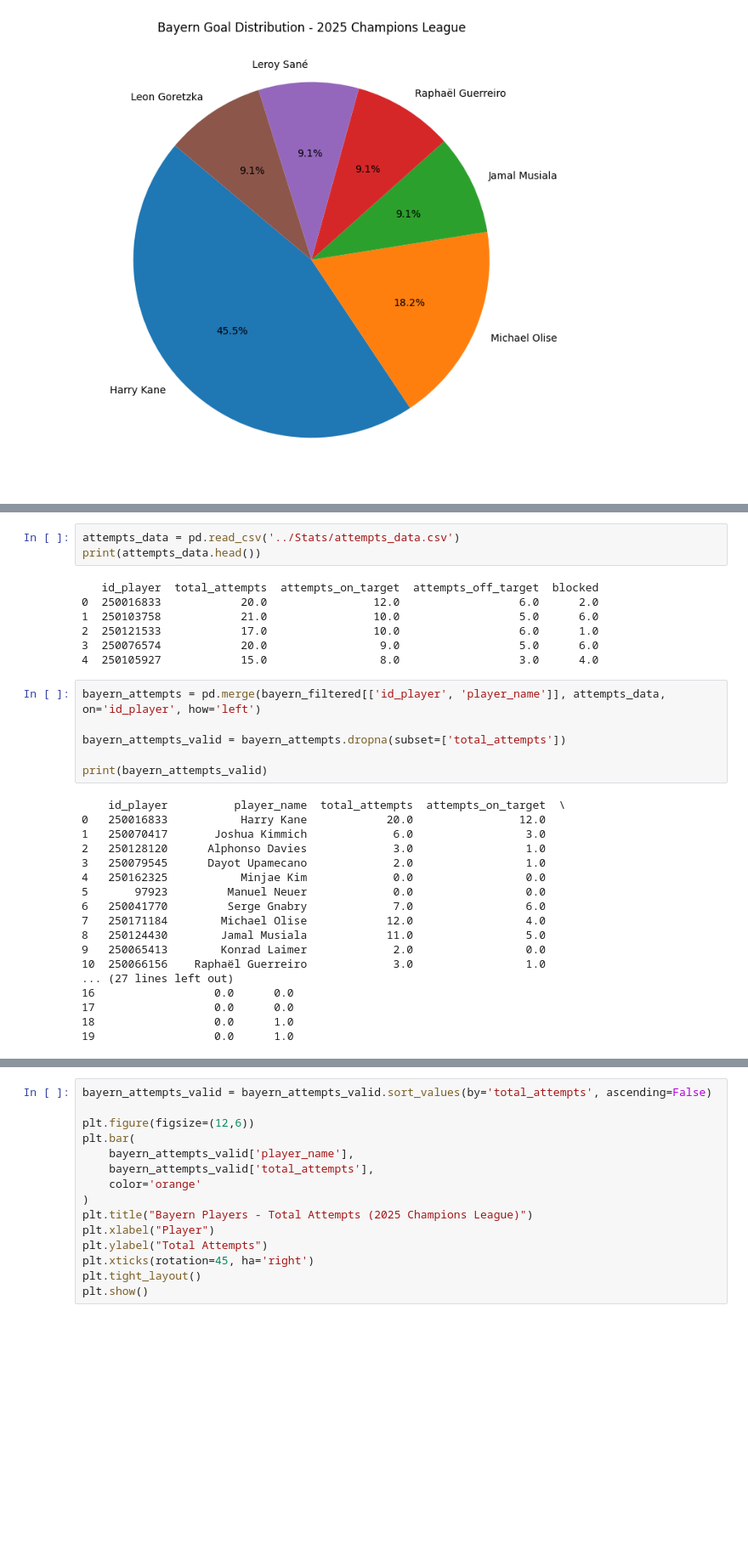
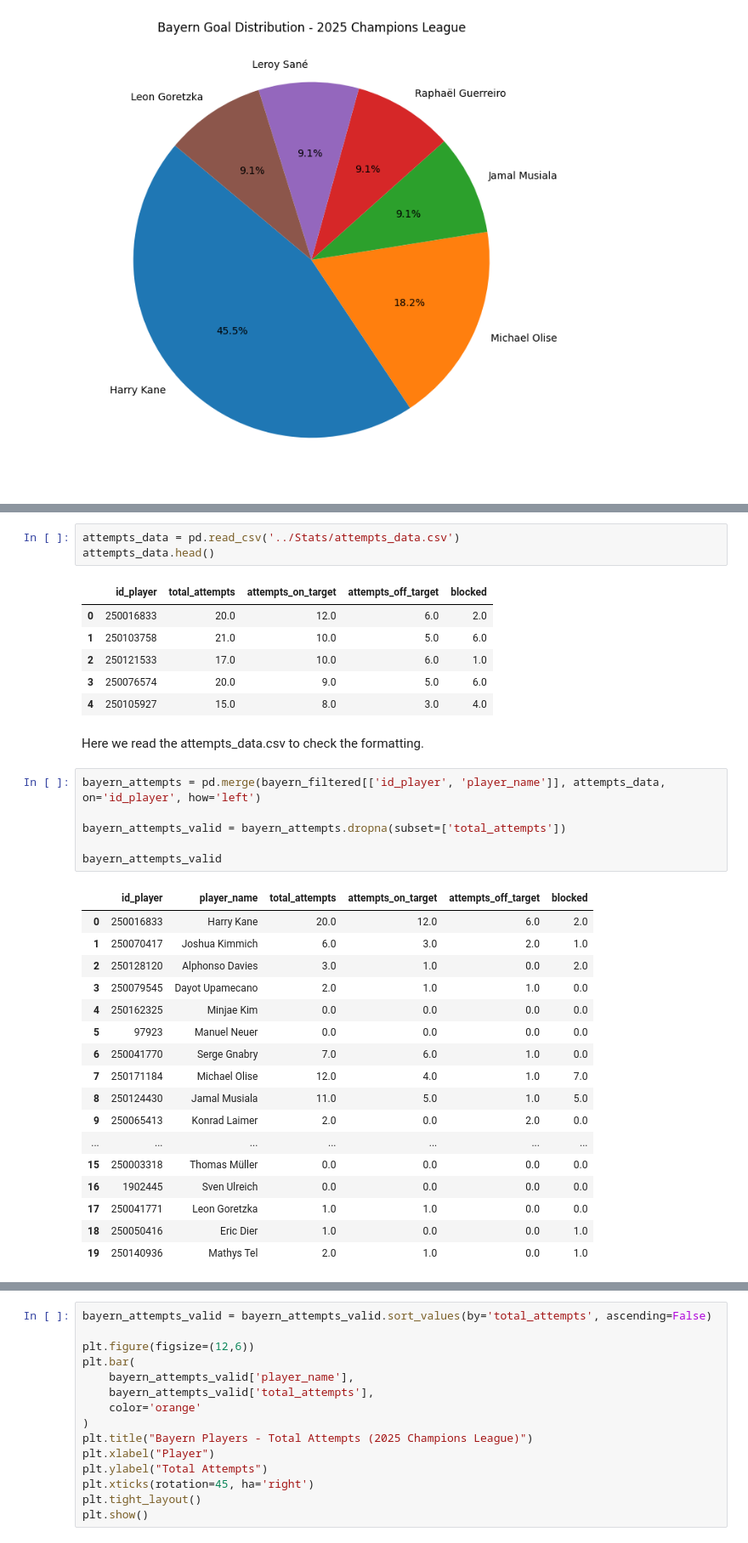
Before and after one commit to Satindra-Bahadur-Khadka/Data-Analysis-of-Bayern-Munich-In-2025-Champions-League, a Jupyter notebook: Stats/Germany and Bayern Data analysis.ipynb, the cells around one changed output, grey strips where cells are left out. Shown at 85% size. Cells and saved outputs as stored; diff of their text form; blank space fills up the shorter version.

```diff
--- a/Stats/Germany and Bayern Data analysis.ipynb
+++ b/Stats/Germany and Bayern Data analysis.ipynb
@@ -221,34 +211,36 @@ print(bayern_goal_details)
 # %%
 attempts_data = pd.read_csv('../Stats/attempts_data.csv')
-print(attempts_data.head())
+attempts_data.head()
 # %% [output]
-   id_player  total_attempts  attempts_on_target  attempts_off_target  blocked
-0  250016833            20.0                12.0                  6.0      2.0
-1  250103758            21.0                10.0                  5.0      6.0
-2  250121533            17.0                10.0                  6.0      1.0
-3  250076574            20.0                 9.0                  5.0      6.0
-4  250105927            15.0                 8.0                  3.0      4.0
+|  | id_player | total_attempts | attempts_on_target | attempts_off_target | blocked |
+| 0 | 250016833 | 20.0 | 12.0 | 6.0 | 2.0 |
+| 1 | 250103758 | 21.0 | 10.0 | 5.0 | 6.0 |
+| 2 | 250121533 | 17.0 | 10.0 | 6.0 | 1.0 |
+| 3 | 250076574 | 20.0 | 9.0 | 5.0 | 6.0 |
+| 4 | 250105927 | 15.0 | 8.0 | 3.0 | 4.0 |
+# %% [markdown]
+Here we read the attempts_data.csv to check the formatting.
 # %%
 bayern_attempts = pd.merge(bayern_filtered[['id_player', 'player_name']], attempts_data, on='id_player', how='left')
 
 bayern_attempts_valid = bayern_attempts.dropna(subset=['total_attempts'])
 
-print(bayern_attempts_valid)
+bayern_attempts_valid
 # %% [output]
-    id_player          player_name  total_attempts  attempts_on_target  \
-0   250016833           Harry Kane            20.0                12.0
-1   250070417       Joshua Kimmich             6.0                 3.0
-2   250128120      Alphonso Davies             3.0                 1.0
-3   250079545      Dayot Upamecano             2.0                 1.0
-4   250162325           Minjae Kim             0.0                 0.0
-5       97923         Manuel Neuer             0.0                 0.0
-6   250041770         Serge Gnabry             7.0                 6.0
-7   250171184        Michael Olise            12.0                 4.0
-8   250124430        Jamal Musiala            11.0                 5.0
-9   250065413        Konrad Laimer             2.0                 0.0
-10  250066156    Raphaël Guerreiro             3.0                 1.0
-... (27 lines left out)
-16                  0.0      0.0
-17                  0.0      0.0
-18                  0.0      1.0
-19                  0.0      1.0
+|  | id_player | player_name | total_attempts | attempts_on_target | attempts_off_target | blocked |
+| 0 | 250016833 | Harry Kane | 20.0 | 12.0 | 6.0 | 2.0 |
+| 1 | 250070417 | Joshua Kimmich | 6.0 | 3.0 | 2.0 | 1.0 |
+| 2 | 250128120 | Alphonso Davies | 3.0 | 1.0 | 0.0 | 2.0 |
+| 3 | 250079545 | Dayot Upamecano | 2.0 | 1.0 | 1.0 | 0.0 |
+| 4 | 250162325 | Minjae Kim | 0.0 | 0.0 | 0.0 | 0.0 |
+| 5 | 97923 | Manuel Neuer | 0.0 | 0.0 | 0.0 | 0.0 |
+| 6 | 250041770 | Serge Gnabry | 7.0 | 6.0 | 1.0 | 0.0 |
+| 7 | 250171184 | Michael Olise | 12.0 | 4.0 | 1.0 | 7.0 |
+| 8 | 250124430 | Jamal Musiala | 11.0 | 5.0 | 1.0 | 5.0 |
+| 9 | 250065413 | Konrad Laimer | 2.0 | 0.0 | 2.0 | 0.0 |
+| ... | ... | ... | ... | ... | ... | ... |
+| 15 | 250003318 | Thomas Müller | 0.0 | 0.0 | 0.0 | 0.0 |
+| 16 | 1902445 | Sven Ulreich | 0.0 | 0.0 | 0.0 | 0.0 |
+| 17 | 250041771 | Leon Goretzka | 1.0 | 1.0 | 0.0 | 0.0 |
+| 18 | 250050416 | Eric Dier | 1.0 | 0.0 | 0.0 | 1.0 |
+| 19 | 250140936 | Mathys Tel | 2.0 | 1.0 | 0.0 | 1.0 |
```
Also changed, not shown: parts of 30 cells of this notebook, 1 other file.
